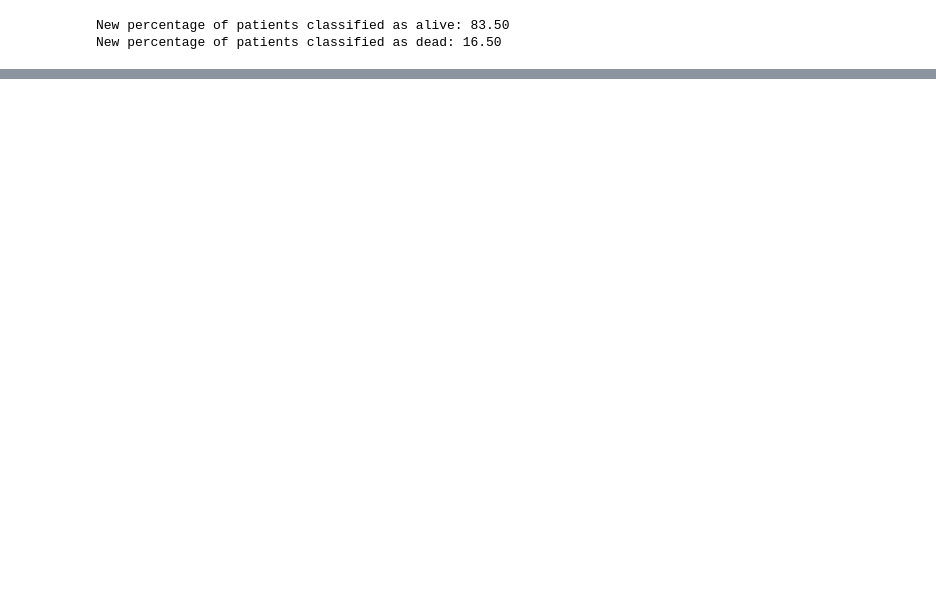
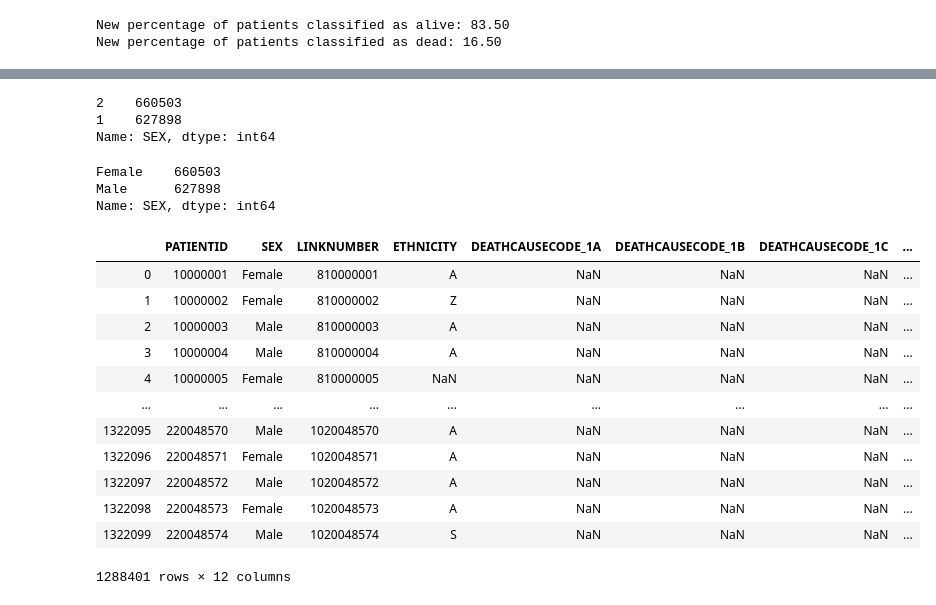
Before and after one commit to ElsaGH/TFM_Elsa_Garcia_Hernandez, a Jupyter notebook: Notebooks/sim_av_patient.ipynb, the cells around one changed output, grey strips where cells are left out. Saved outputs shown, nothing was run; the diff lists cells and outputs as text; code cells hidden in the pictures; blank space fills up the shorter version.

```diff
--- a/Notebooks/sim_av_patient.ipynb
+++ b/Notebooks/sim_av_patient.ipynb
@@ -343,2 +195,0 @@ Name: VITALSTATUSDATE, Length: 1322100, dtype: object
-# %%
-df['VITALSTATUSDATE'].replace('1900-01-01', np.nan, inplace=True)
@@ -522,0 +319,38 @@ New percentage of patients classified as dead: 16.50
+# %%
+df['SEX'].value_counts()
+# %% [output]
+2    660503
+1    627898
+Name: SEX, dtype: int64
+# %%
+def sex(value):
+    if value == 1:
+        return 'Male'
+    elif value == 2:
+        return 'Female'
+    else:
+        return value
+
+df['SEX'] = df['SEX'].apply(sex)
+
+df['SEX'].value_counts()
+# %% [output]
+Female    660503
+Male      627898
+Name: SEX, dtype: int64
+# %%
+df
+# %% [output]
+|  | PATIENTID | SEX | LINKNUMBER | ETHNICITY | DEATHCAUSECODE_1A | DEATHCAUSECODE_1B | DEATHCAUSECODE_1C | ... |
+| 0 | 10000001 | Female | 810000001 | A | NaN | NaN | NaN | ... |
+| 1 | 10000002 | Female | 810000002 | Z | NaN | NaN | NaN | ... |
+| 2 | 10000003 | Male | 810000003 | A | NaN | NaN | NaN | ... |
+| 3 | 10000004 | Male | 810000004 | A | NaN | NaN | NaN | ... |
+| 4 | 10000005 | Female | 810000005 | NaN | NaN | NaN | NaN | ... |
+| ... | ... | ... | ... | ... | ... | ... | ... | ... |
+| 1322095 | 220048570 | Male | 1020048570 | A | NaN | NaN | NaN | ... |
+| 1322096 | 220048571 | Female | 1020048571 | A | NaN | NaN | NaN | ... |
+| 1322097 | 220048572 | Male | 1020048572 | A | NaN | NaN | NaN | ... |
+| 1322098 | 220048573 | Female | 1020048573 | A | NaN | NaN | NaN | ... |
+| 1322099 | 220048574 | Male | 1020048574 | S | NaN | NaN | NaN | ... |
+1288401 rows × 12 columns
```
Also changed, not shown: parts of 35 cells of this notebook, 1 other file.
